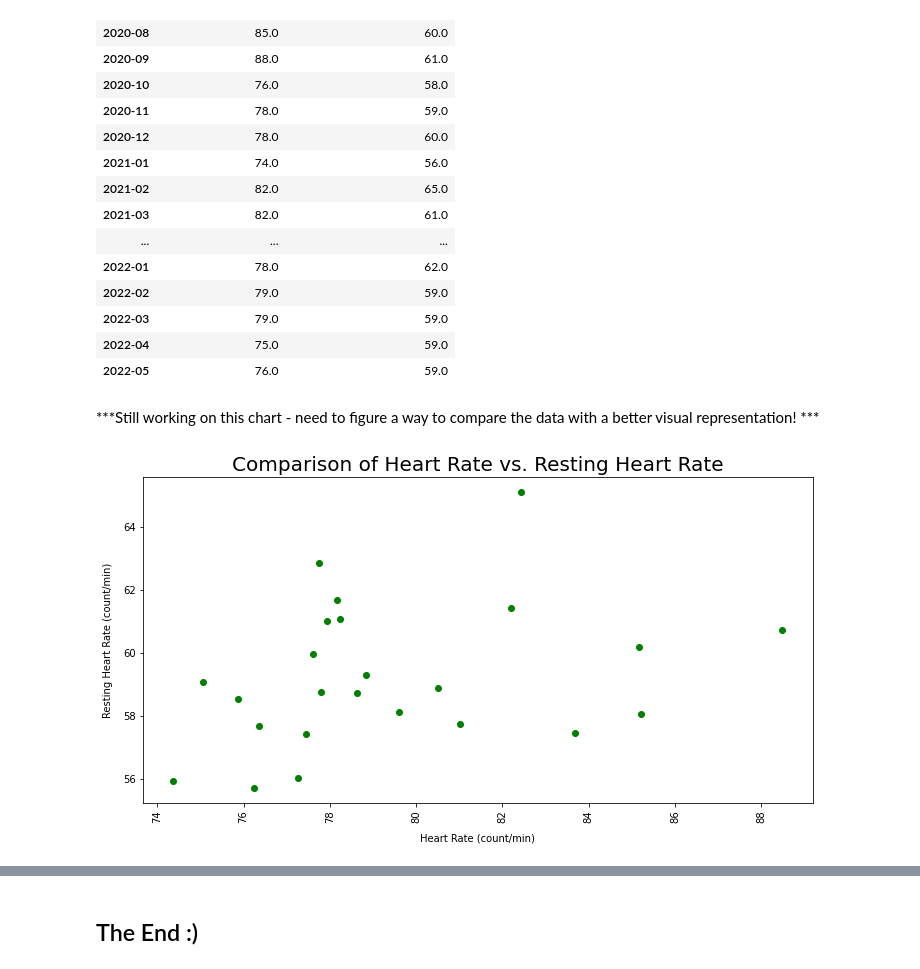
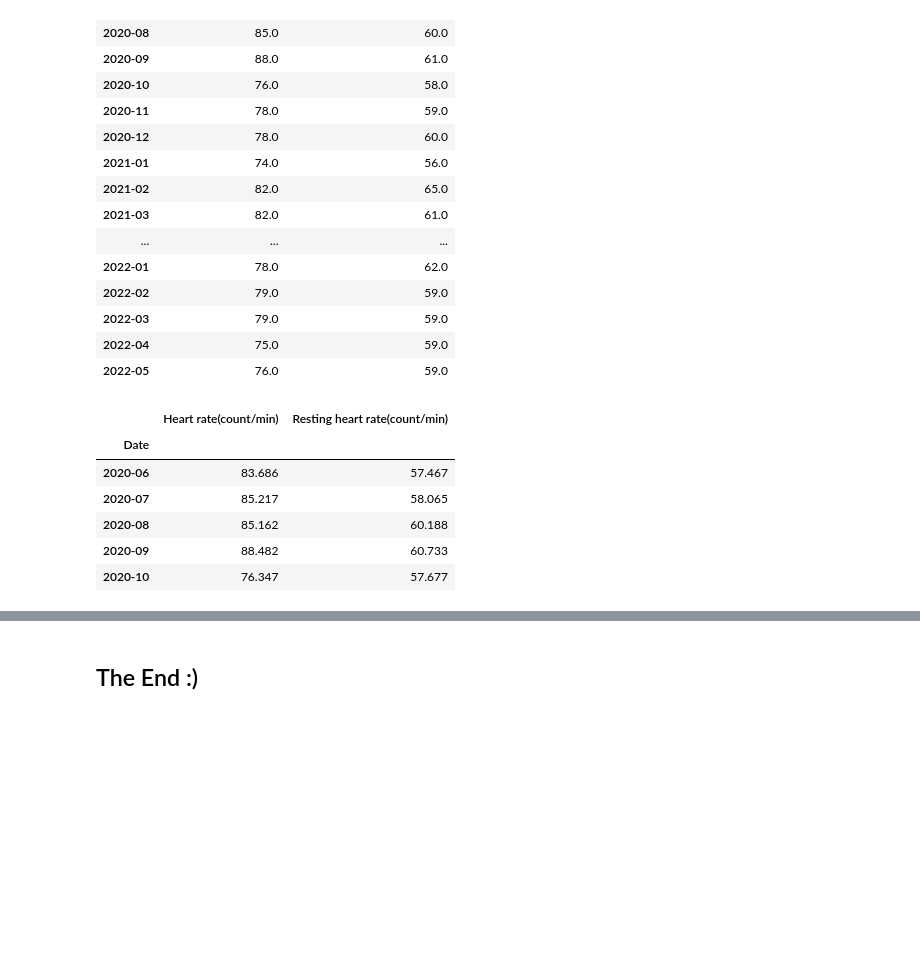
Before and after one commit to KimBug29/AppleDataKW, a Jupyter notebook: HealthData.ipynb, the cells around one changed output, grey strips where cells are left out. Saved outputs shown, nothing was run; the diff lists cells and outputs as text; code cells hidden in the pictures; blank space fills up the shorter version.

```diff
--- a/HealthData.ipynb
+++ b/HealthData.ipynb
@@ -203,16 +204,15 @@ round(pd.pivot_table(health_data_2year, index=["Date"], values=["Heart rate(coun
 | 2022-03 | 79.0 | 59.0 |
 | 2022-04 | 75.0 | 59.0 |
 | 2022-05 | 76.0 | 59.0 |
-# %% [markdown]
-***Still working on this chart - need to figure a way to compare the data with a better visual representation! ***
-# %%
-# Plot the 2-year period (in months) comparing heart rate vs. resting heart rate (count/minute)
-plt.figure(figsize = (12, 6))
-plt.scatter(health_data_2year_dataframe['Heart rate(count/min)'], health_data_2year_dataframe['Resting heart rate(count/min)'], color = "green")
-plt.xlabel("Heart Rate (count/min)", labelpad=10)
-plt.ylabel("Resting Heart Rate (count/min)", labelpad=10)
-plt.xticks(rotation="vertical")
-plt.title("Comparison of Heart Rate vs. Resting Heart Rate", fontsize=20)
-plt.show()
-# %% [output]
-[figure, removed]
+# %%
+#Create new variable "rateCompare" which consists of only three areas of data from original dataframe.
+rateCompare = pd.pivot_table(health_data_2year, index=["Date"], values=["Heart rate(count/min)","Resting heart rate(count/min)"], aggfunc=np.sum)
+rateCompare.head()
+# %% [output]
+|  | Heart rate(count/min) | Resting heart rate(count/min) |
+| Date |  |  |
+| 2020-06 | 83.686 | 57.467 |
+| 2020-07 | 85.217 | 58.065 |
+| 2020-08 | 85.162 | 60.188 |
+| 2020-09 | 88.482 | 60.733 |
+| 2020-10 | 76.347 | 57.677 |
```
Also changed, not shown: parts of 16 cells of this notebook.
